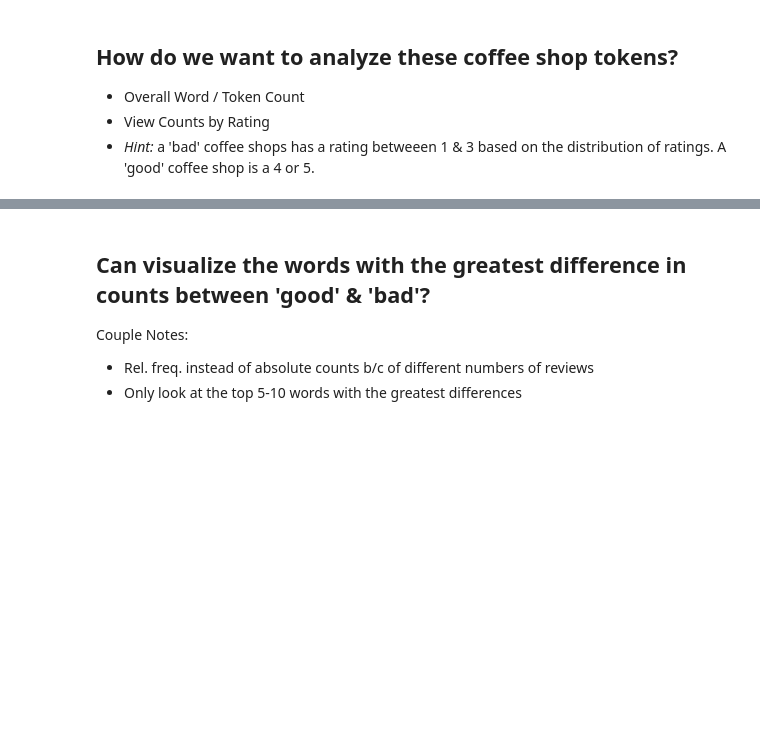
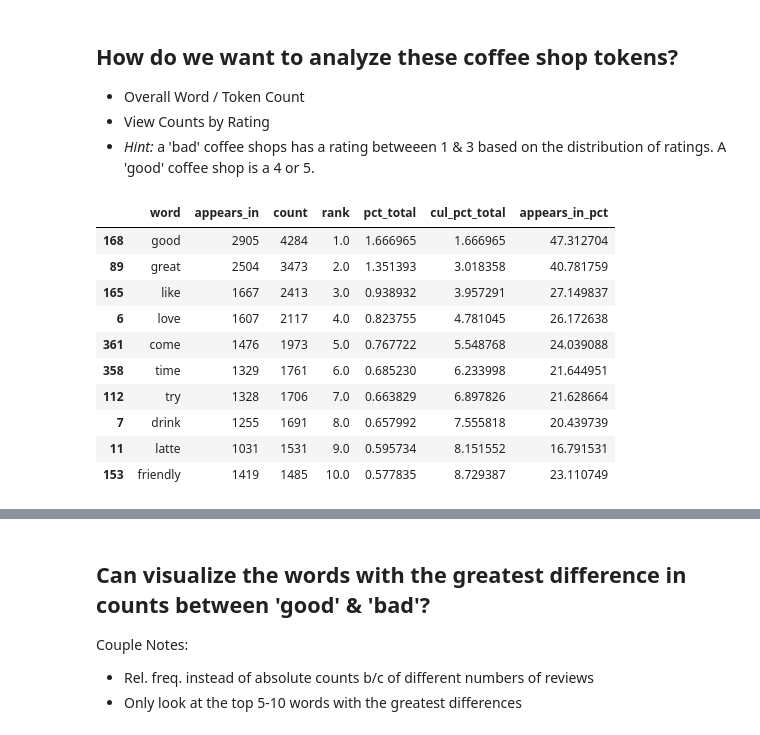
Before and after one commit to minh14496/DS-Unit-4-Sprint-1-NLP, a Jupyter notebook: module1-text-data/LS_DS_411_Text_Data_Assignment.ipynb, the cells around one changed output, grey strips where cells are left out. Cells and saved outputs as stored; diff of their text form; code cells hidden in the pictures; blank space fills up the shorter version.

```diff
--- a/module1-text-data/LS_DS_411_Text_Data_Assignment.ipynb
+++ b/module1-text-data/LS_DS_411_Text_Data_Assignment.ipynb
@@ -61,0 +171,15 @@ Name: coffee_shop_name, Length: 79, dtype: int64
+# %%
+wc_good = count(shops[good_mask]['tokens'])
+wc_good.head(10)
+# %% [output]
+|  | word | appears_in | count | rank | pct_total | cul_pct_total | appears_in_pct |
+| 168 | good | 2905 | 4284 | 1.0 | 1.666965 | 1.666965 | 47.312704 |
+| 89 | great | 2504 | 3473 | 2.0 | 1.351393 | 3.018358 | 40.781759 |
+| 165 | like | 1667 | 2413 | 3.0 | 0.938932 | 3.957291 | 27.149837 |
+| 6 | love | 1607 | 2117 | 4.0 | 0.823755 | 4.781045 | 26.172638 |
+| 361 | come | 1476 | 1973 | 5.0 | 0.767722 | 5.548768 | 24.039088 |
+| 358 | time | 1329 | 1761 | 6.0 | 0.685230 | 6.233998 | 21.644951 |
+| 112 | try | 1328 | 1706 | 7.0 | 0.663829 | 6.897826 | 21.628664 |
+| 7 | drink | 1255 | 1691 | 8.0 | 0.657992 | 7.555818 | 20.439739 |
+| 11 | latte | 1031 | 1531 | 9.0 | 0.595734 | 8.151552 | 16.791531 |
+| 153 | friendly | 1419 | 1485 | 10.0 | 0.577835 | 8.729387 | 23.110749 |
```
Also changed, not shown: parts of 14 cells of this notebook.
